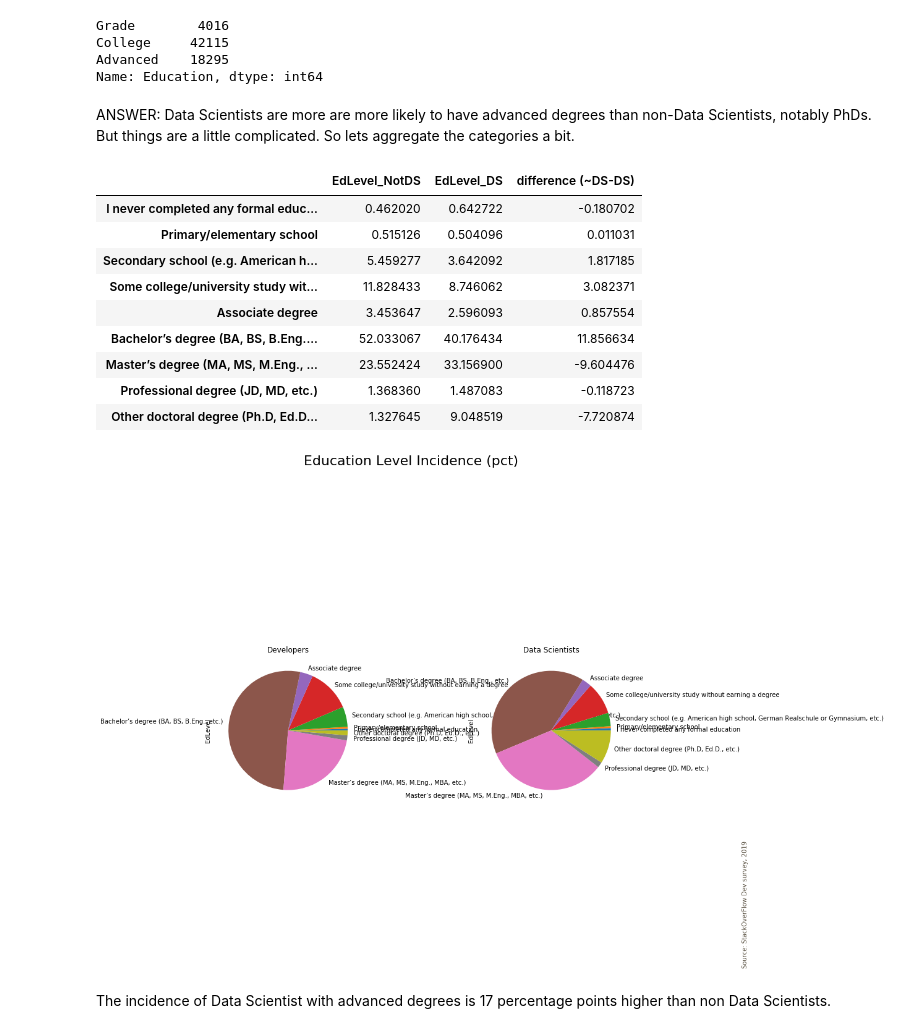
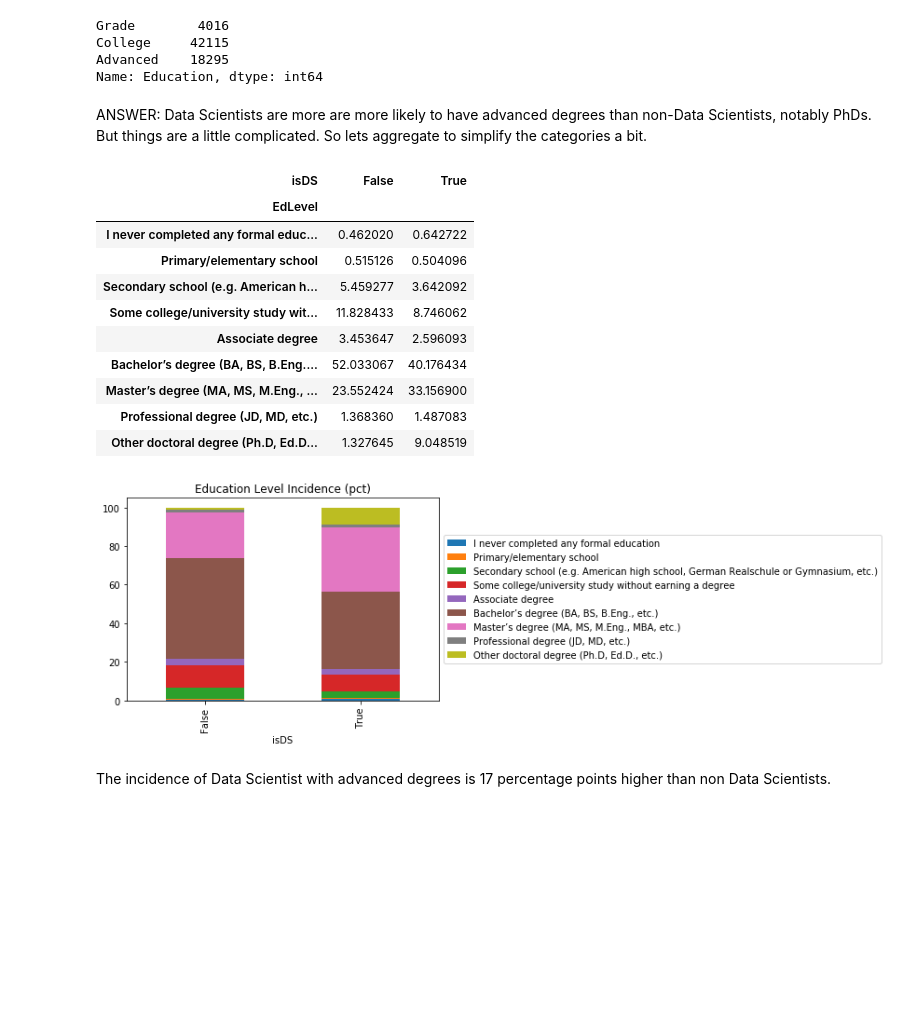
Before and after one commit to ergonyc/Practice-python-exercises, a Jupyter notebook: DataPresentation0/StackOverFlow-ThinkfulCapstone0.ipynb, the cells around one changed output. Drawn from its saved outputs; the diff is of its cells as text; code cells hidden in the pictures; blank space fills up the shorter version.

```diff
--- a/DataPresentation0/StackOverFlow-ThinkfulCapstone0.ipynb
+++ b/DataPresentation0/StackOverFlow-ThinkfulCapstone0.ipynb
@@ -486,36 +486,30 @@ College     42115
 Advanced    18295
 Name: Education, dtype: int64
 # %% [markdown]
-ANSWER:  Data Scientists are more are more likely to have advanced degrees than non-Data Scientists, notably PhDs.  But things are a little complicated. So lets aggregate the categories a bit.
+ANSWER:  Data Scientists are more are more likely to have advanced degrees than non-Data Scientists, notably PhDs.  But things are a little complicated. So lets aggregate to simplify the categories a bit.
-# %%
-# plot EdLevel and Education summaries for DS and non-DS
-
-title_text = 'Education Level Incidence (pct)'
-xlimit = {0, 55}
-xlabel_text = 'percent'
-ylabel_text = 'educatation'
-df_plot1 = 100*df.EdLevel[df['notDS']].value_counts('mean', sort=False)
-df_plot2 = 100*df.EdLevel[df['isDS']].value_counts('mean', sort=False)
-df_plot2 = df_plot2[df_plot1.index]
-#plot_2col(df_plot1, df_plot2, title_text, xlimit,
-#          xlabel_text, ylabel_text, 'pie')
-
-pd.concat([df_plot1.rename('EdLevel_NotDS'),
-           df_plot2.rename('EdLevel_DS'),
-           (df_plot1-df_plot2).rename('difference (notDS-DS)')],
-          axis=1)
-# %% [output]
-|  | EdLevel_NotDS | EdLevel_DS | difference (~DS-DS) |
-| I never completed any formal educ... | 0.462020 | 0.642722 | -0.180702 |
-| Primary/elementary school | 0.515126 | 0.504096 | 0.011031 |
-| Secondary school (e.g. American h... | 5.459277 | 3.642092 | 1.817185 |
-| Some college/university study wit... | 11.828433 | 8.746062 | 3.082371 |
-| Associate degree | 3.453647 | 2.596093 | 0.857554 |
-| Bachelor’s degree (BA, BS, B.Eng.... | 52.033067 | 40.176434 | 11.856634 |
-| Master’s degree (MA, MS, M.Eng., ... | 23.552424 | 33.156900 | -9.604476 |
-| Professional degree (JD, MD, etc.) | 1.368360 | 1.487083 | -0.118723 |
-| Other doctoral degree (Ph.D, Ed.D... | 1.327645 | 9.048519 | -7.720874 |
-[figure, removed]
+# %%
+# plot EdLevel and Education summaries for DS and non-DS
+
+title_text = 'Education Level Incidence (pct)'
+df_plot = df.groupby(['EdLevel', 'isDS'])['isDS'].count().unstack('EdLevel').fillna(0).apply(lambda r: 100*r/r.sum(), axis=1)
+#test5.apply(lambda x:100 * x / float(x.sum()))
+df_plot.plot(kind='bar', stacked=True)
+plt.legend(loc='center left', bbox_to_anchor=(1.0, 0.5))
+plt.title(title_text)
+df_plot.T
+# %% [output]
+| isDS | False | True |
+| EdLevel |  |  |
+| I never completed any formal educ... | 0.462020 | 0.642722 |
+| Primary/elementary school | 0.515126 | 0.504096 |
+| Secondary school (e.g. American h... | 5.459277 | 3.642092 |
+| Some college/university study wit... | 11.828433 | 8.746062 |
+| Associate degree | 3.453647 | 2.596093 |
+| Bachelor’s degree (BA, BS, B.Eng.... | 52.033067 | 40.176434 |
+| Master’s degree (MA, MS, M.Eng., ... | 23.552424 | 33.156900 |
+| Professional degree (JD, MD, etc.) | 1.368360 | 1.487083 |
+| Other doctoral degree (Ph.D, Ed.D... | 1.327645 | 9.048519 |
+[figure, added]
 # %% [markdown]
 The incidence of Data Scientist with advanced degrees is 17 percentage points higher than non Data Scientists.
 # %%
```
Also changed, not shown: parts of 13 cells of this notebook.
